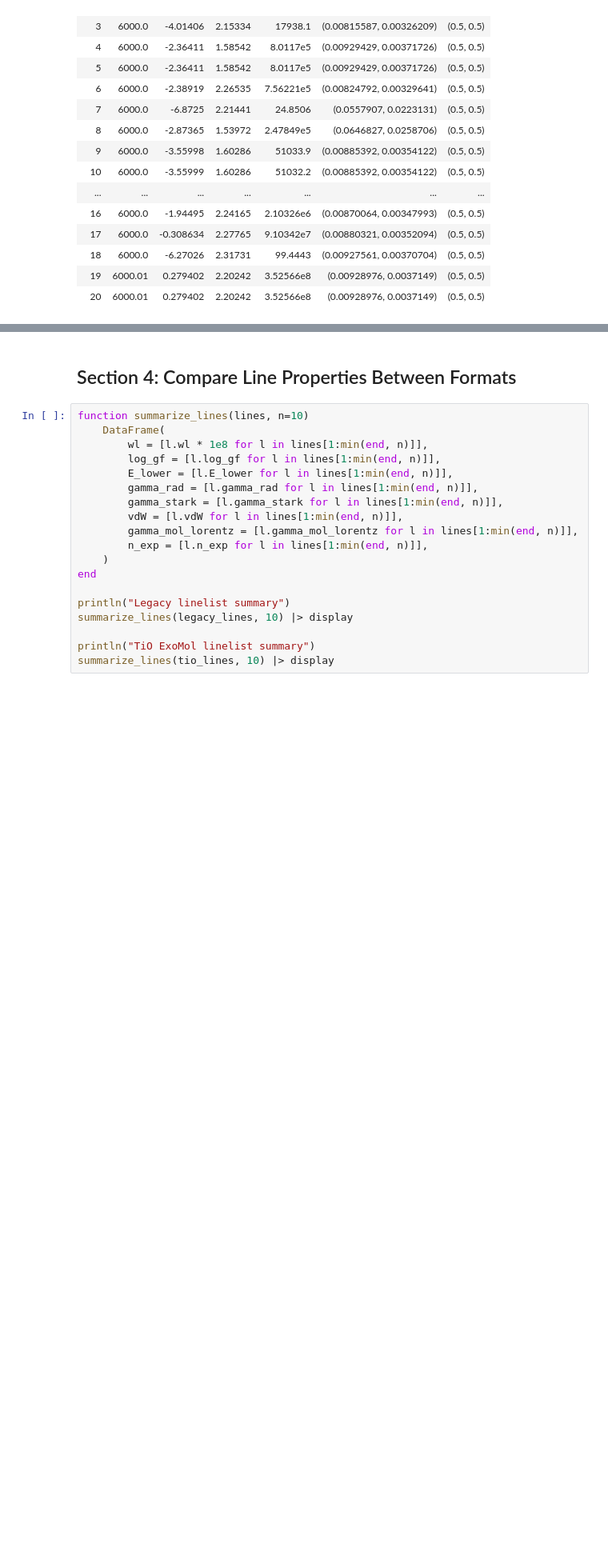
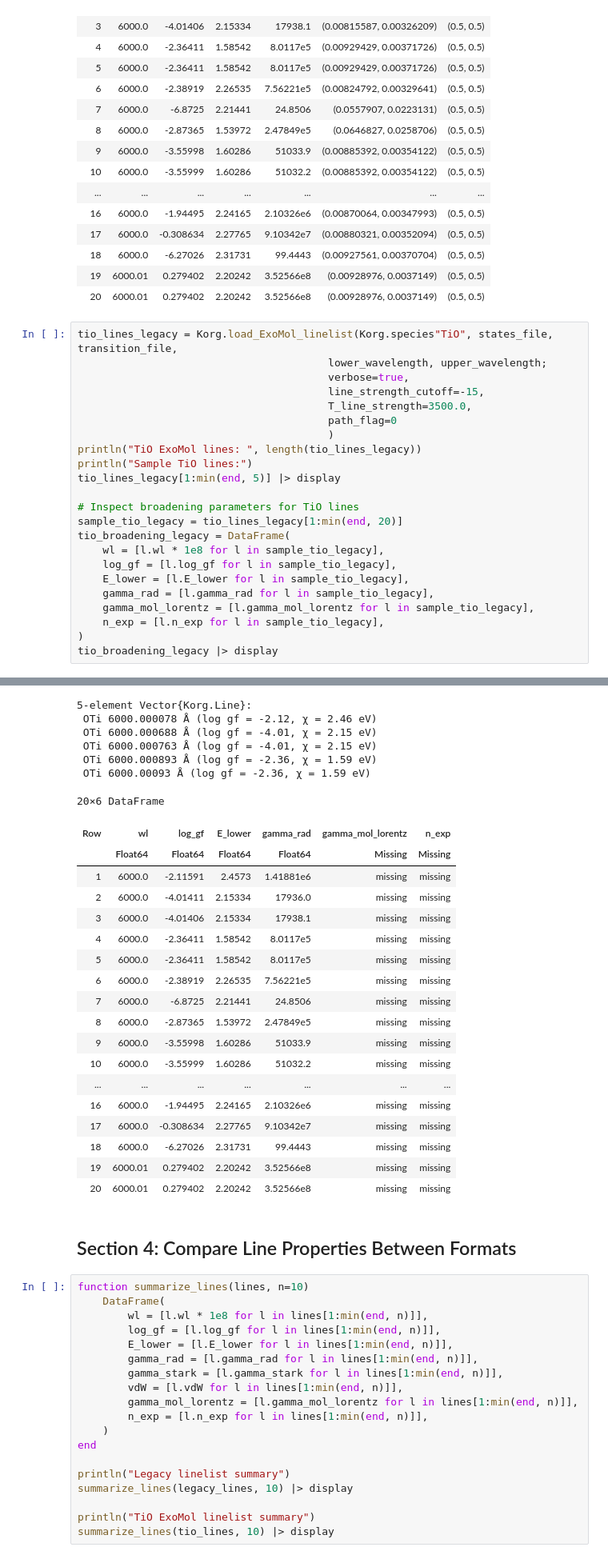
Before and after one commit to ajwheeler/Korg.jl, a Jupyter notebook: test_exomol_linelist.ipynb, the cells around one changed output, grey strips where cells are left out. Shown at 80% size. Drawn from its saved outputs; the diff is of its cells as text; blank space fills up the shorter version.

```diff
--- a/test_exomol_linelist.ipynb
+++ b/test_exomol_linelist.ipynb
@@ -148,3 +146,27 @@ Sample TiO lines:
 | 18 | 6000.0 | -6.27026 | 2.31731 | 99.4443 | (0.00927561, 0.00370704) | (0.5, 0.5) |
 | 19 | 6000.01 | 0.279402 | 2.20242 | 3.52566e8 | (0.00928976, 0.0037149) | (0.5, 0.5) |
 | 20 | 6000.01 | 0.279402 | 2.20242 | 3.52566e8 | (0.00928976, 0.0037149) | (0.5, 0.5) |
+# %%
+tio_lines_legacy = Korg.load_ExoMol_linelist(Korg.species"TiO", states_file, transition_file,
+                                        lower_wavelength, upper_wavelength;
+                                        verbose=true,
+                                        line_strength_cutoff=-15,
+                                        T_line_strength=3500.0,
+                                        path_flag=0
+                                        )
+println("TiO ExoMol lines: ", length(tio_lines_legacy))
+println("Sample TiO lines:")
+tio_lines_legacy[1:min(end, 5)] |> display
+
+# Inspect broadening parameters for TiO lines
+sample_tio_legacy = tio_lines_legacy[1:min(end, 20)]
+tio_broadening_legacy = DataFrame(
+    wl = [l.wl * 1e8 for l in sample_tio_legacy],
+    log_gf = [l.log_gf for l in sample_tio_legacy],
+    E_lower = [l.E_lower for l in sample_tio_legacy],
+    gamma_rad = [l.gamma_rad for l in sample_tio_legacy],
+    gamma_mol_lorentz = [l.gamma_mol_lorentz for l in sample_tio_legacy],
+    n_exp = [l.n_exp for l in sample_tio_legacy],
+)
+tio_broadening_legacy |> display
+# %% [output]
@@ -151,3 +179,28 @@ Sample TiO lines:
+5-element Vector{Korg.Line}:
+ OTi 6000.000078 Å (log gf = -2.12, χ = 2.46 eV)
+ OTi 6000.000688 Å (log gf = -4.01, χ = 2.15 eV)
+ OTi 6000.000763 Å (log gf = -4.01, χ = 2.15 eV)
+ OTi 6000.000893 Å (log gf = -2.36, χ = 1.59 eV)
+ OTi 6000.00093 Å (log gf = -2.36, χ = 1.59 eV)
+20×6 DataFrame
+| Row | wl | log_gf | E_lower | gamma_rad | gamma_mol_lorentz | n_exp |
+|  | Float64 | Float64 | Float64 | Float64 | Missing | Missing |
+| 1 | 6000.0 | -2.11591 | 2.4573 | 1.41881e6 | missing | missing |
+| 2 | 6000.0 | -4.01411 | 2.15334 | 17936.0 | missing | missing |
+| 3 | 6000.0 | -4.01406 | 2.15334 | 17938.1 | missing | missing |
+| 4 | 6000.0 | -2.36411 | 1.58542 | 8.0117e5 | missing | missing |
+| 5 | 6000.0 | -2.36411 | 1.58542 | 8.0117e5 | missing | missing |
+| 6 | 6000.0 | -2.38919 | 2.26535 | 7.56221e5 | missing | missing |
+| 7 | 6000.0 | -6.8725 | 2.21441 | 24.8506 | missing | missing |
+| 8 | 6000.0 | -2.87365 | 1.53972 | 2.47849e5 | missing | missing |
+| 9 | 6000.0 | -3.55998 | 1.60286 | 51033.9 | missing | missing |
+| 10 | 6000.0 | -3.55999 | 1.60286 | 51032.2 | missing | missing |
+| ... | ... | ... | ... | ... | ... | ... |
+| 16 | 6000.0 | -1.94495 | 2.24165 | 2.10326e6 | missing | missing |
+| 17 | 6000.0 | -0.308634 | 2.27765 | 9.10342e7 | missing | missing |
+| 18 | 6000.0 | -6.27026 | 2.31731 | 99.4443 | missing | missing |
+| 19 | 6000.01 | 0.279402 | 2.20242 | 3.52566e8 | missing | missing |
+| 20 | 6000.01 | 0.279402 | 2.20242 | 3.52566e8 | missing | missing |
 # %% [markdown]
 ## Section 4: Compare Line Properties Between Formats
 # %%
```
Also changed, not shown: parts of 15 cells of this notebook, 2 other files.
